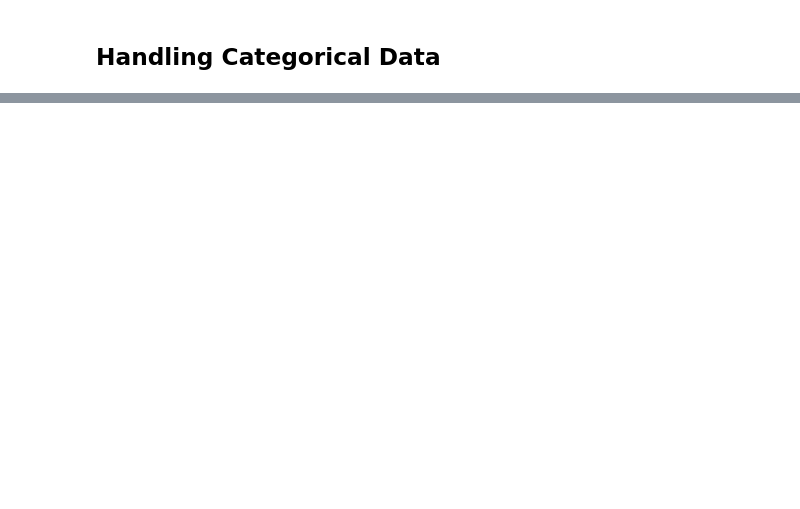
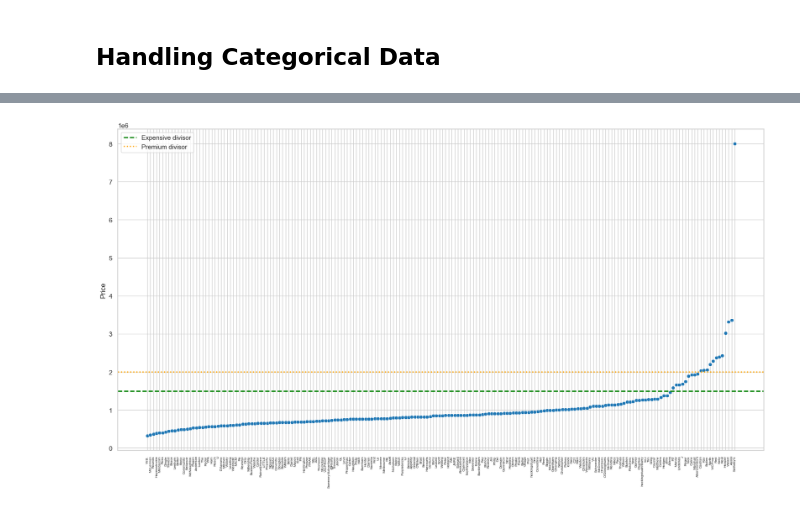
Before and after one commit to nil-andreu/machine-learning-posgrade, a Jupyter notebook: Project 2: Housing Price Prediction/House Pred.ipynb, the cells around one changed output, grey strips where cells are left out. Cells and saved outputs as stored; diff of their text form; code cells hidden in the pictures; blank space fills up the shorter version.

Commit message:
[NEW] SellerG class processing

```diff
--- a/Project 2: Housing Price Prediction/House Pred.ipynb
+++ b/Project 2: Housing Price Prediction/House Pred.ipynb
@@ -769,0 +899,4 @@ R2 error:  0.5233523625812985
+# %%
+seller_pricing, _ = plot_distribution_grouped_field(train_set_processed, field='SellerG')
+# %% [output]
+[figure, added]
```
Also changed, not shown: parts of 10 cells of this notebook.
